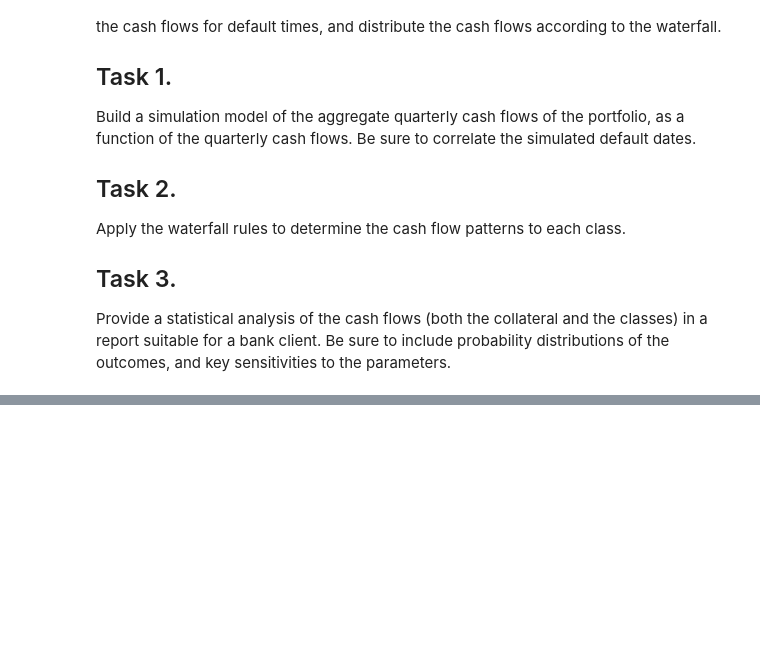
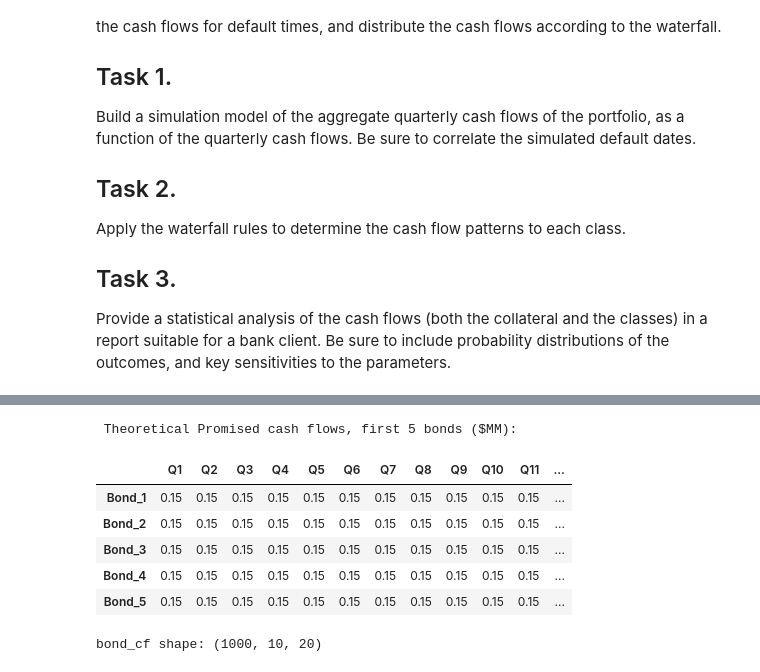
Before and after one commit to BinnySingla/Credit-Default-Swap-Structured-Finance, a Jupyter notebook: notebooks/Credit Default Swap Risk Analysis.ipynb, the cells around one changed output, grey strips where cells are left out. Cells and saved outputs as stored; diff of their text form; code cells hidden in the pictures; blank space fills up the shorter version.

```diff
--- a/notebooks/Credit Default Swap Risk Analysis.ipynb
+++ b/notebooks/Credit Default Swap Risk Analysis.ipynb
@@ -535,22 +53,0 @@ Perform Minimizer Using Least Squares
-# %%
-# Prepare data for all bonds
-bonds_data = []
-
-for _, bond in bond_data.iterrows():
-    # Get coupon schedule
-    coupon_dates = coupon_schedule(bond['Maturity'], valuation_date)
-    times = np.array([(date - valuation_date).days / 365.25 for date in coupon_dates])
-
-    # Create cashflows
-    semi_coupon = bond['Coupon'] / 2
-    cashflows = np.full_like(times, semi_coupon, dtype=float)
-    cashflows[-1] += 100
-
-    # Add to bonds_data list
-    bonds_data.append({
-        "times": times,
-        "cash_flows": cashflows,
-        "dirty_price": bond['Dirty Price']
-    })
-
-print(f"Prepared data for {len(bonds_data)} bonds")
@@ -794,0 +361,26 @@ result_table.head(10)
+# %%
+# Theoretical promised cash flows for the first 5 bonds (no defaults)
+bond_names = [f"Bond_{j}" for j in range(1, 6)]
+quarter_names = [f"Q{q}" for q in range(1, 21)]
+
+promised = pd.DataFrame(
+    [bond_cash_flows(0) for _ in range(5)],   # 0 = no default
+    index=bond_names, columns=quarter_names
+)
+
+print(" Theoretical Promised cash flows, first 5 bonds ($MM):")
+display(promised.round(2))
+# %% [output]
+ Theoretical Promised cash flows, first 5 bonds ($MM):
+|  | Q1 | Q2 | Q3 | Q4 | Q5 | Q6 | Q7 | Q8 | Q9 | Q10 | Q11 | ... |
+| Bond_1 | 0.15 | 0.15 | 0.15 | 0.15 | 0.15 | 0.15 | 0.15 | 0.15 | 0.15 | 0.15 | 0.15 | ... |
+| Bond_2 | 0.15 | 0.15 | 0.15 | 0.15 | 0.15 | 0.15 | 0.15 | 0.15 | 0.15 | 0.15 | 0.15 | ... |
+| Bond_3 | 0.15 | 0.15 | 0.15 | 0.15 | 0.15 | 0.15 | 0.15 | 0.15 | 0.15 | 0.15 | 0.15 | ... |
+| Bond_4 | 0.15 | 0.15 | 0.15 | 0.15 | 0.15 | 0.15 | 0.15 | 0.15 | 0.15 | 0.15 | 0.15 | ... |
+| Bond_5 | 0.15 | 0.15 | 0.15 | 0.15 | 0.15 | 0.15 | 0.15 | 0.15 | 0.15 | 0.15 | 0.15 | ... |
+# %%
+# Calculate actual cash flows for all bonds and all cases
+bond_cf = all_bond_cash_flows(default_q)      # default_q comes from Step 5
+print("bond_cf shape:", bond_cf.shape)        # (1000, 10, 20)
+# %% [output]
+bond_cf shape: (1000, 10, 20)
```
Also changed, not shown: parts of 86 cells of this notebook, 8 other files.
